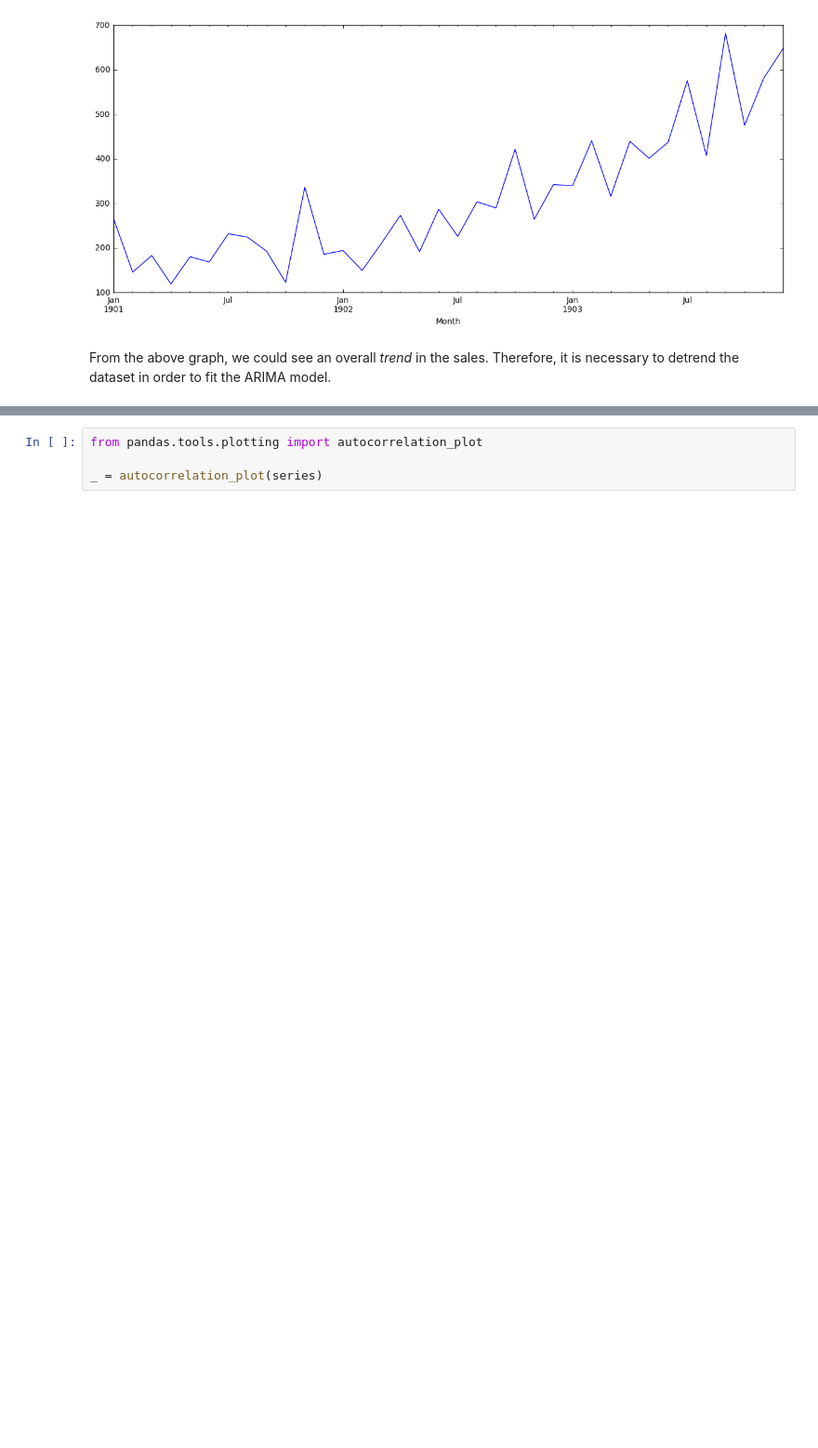
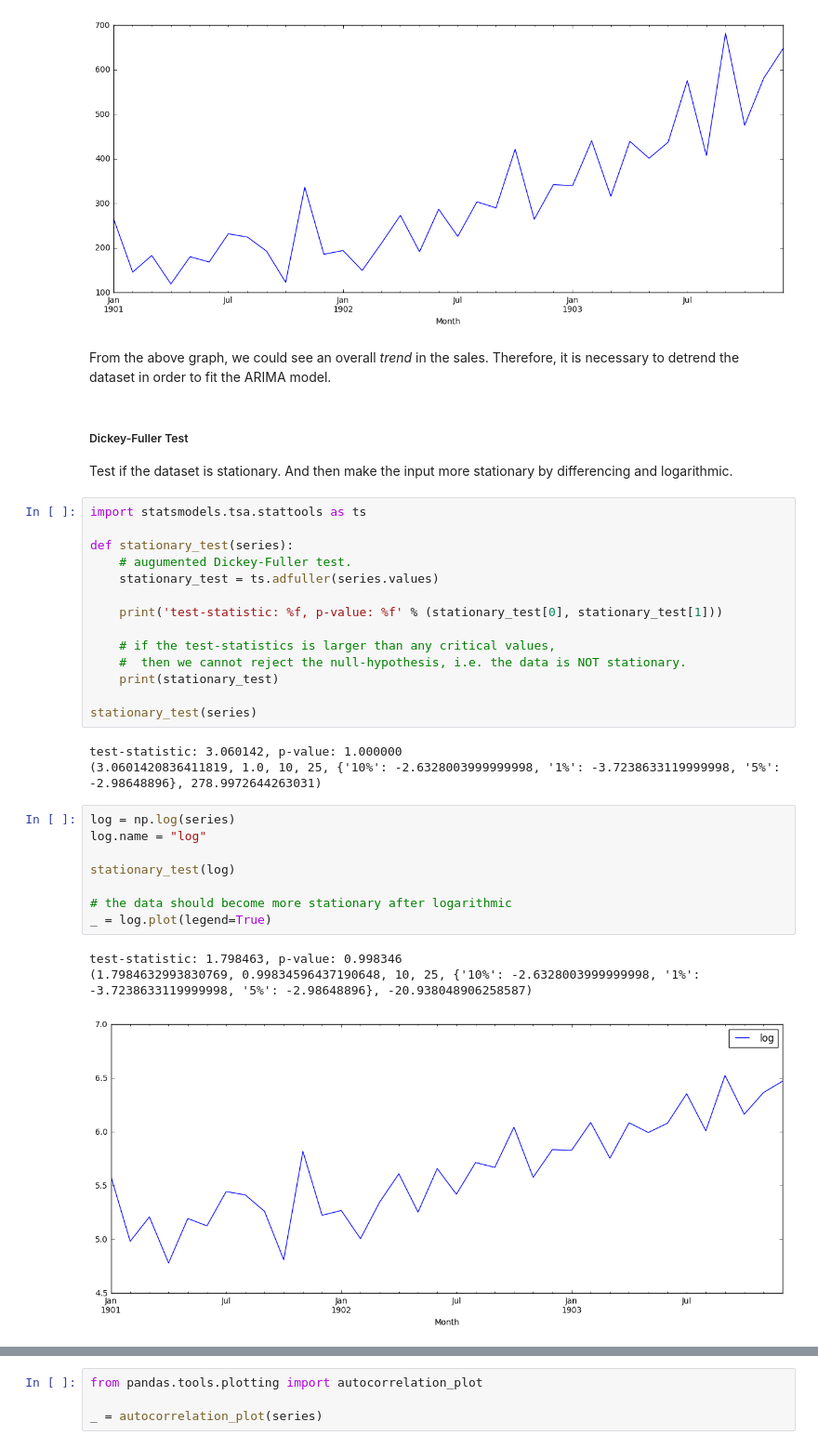
Before and after one commit to liaison/python, a Jupyter notebook: ARIMA.ipynb, the cells around one changed output, grey strips where cells are left out. Shown at 93% size. Cells and saved outputs as stored; diff of their text form; blank space fills up the shorter version.

Commit message:
Dickey-Fuller stationary test

```diff
--- a/ARIMA.ipynb
+++ b/ARIMA.ipynb
@@ -52,3 +53,36 @@ Name: Sales, dtype: float64
 [figure]
 # %% [markdown]
 From the above graph, we could see an overall *trend* in the sales. Therefore, it is necessary to detrend the dataset in order to fit the ARIMA model.
+# %% [markdown]
+##### Dickey-Fuller Test
+
+Test if the dataset is stationary. And then make the input more stationary by differencing and logarithmic.
+# %%
+import statsmodels.tsa.stattools as ts
+
+def stationary_test(series):
+    # augumented Dickey-Fuller test.
+    stationary_test = ts.adfuller(series.values)
+
+    print('test-statistic: %f, p-value: %f' % (stationary_test[0], stationary_test[1]))
+
+    # if the test-statistics is larger than any critical values,
+    #  then we cannot reject the null-hypothesis, i.e. the data is NOT stationary.
+    print(stationary_test)
+
+stationary_test(series)
+# %% [output]
+test-statistic: 3.060142, p-value: 1.000000
+(3.0601420836411819, 1.0, 10, 25, {'10%': -2.6328003999999998, '1%': -3.7238633119999998, '5%': -2.98648896}, 278.9972644263031)
+# %%
+log = np.log(series)
+log.name = "log"
+
+stationary_test(log)
+
+# the data should become more stationary after logarithmic
+_ = log.plot(legend=True)
+# %% [output]
+test-statistic: 1.798463, p-value: 0.998346
+(1.7984632993830769, 0.99834596437190648, 10, 25, {'10%': -2.6328003999999998, '1%': -3.7238633119999998, '5%': -2.98648896}, -20.938048906258587)
+[figure, added]
```
Also changed, not shown: parts of 5 cells of this notebook.
